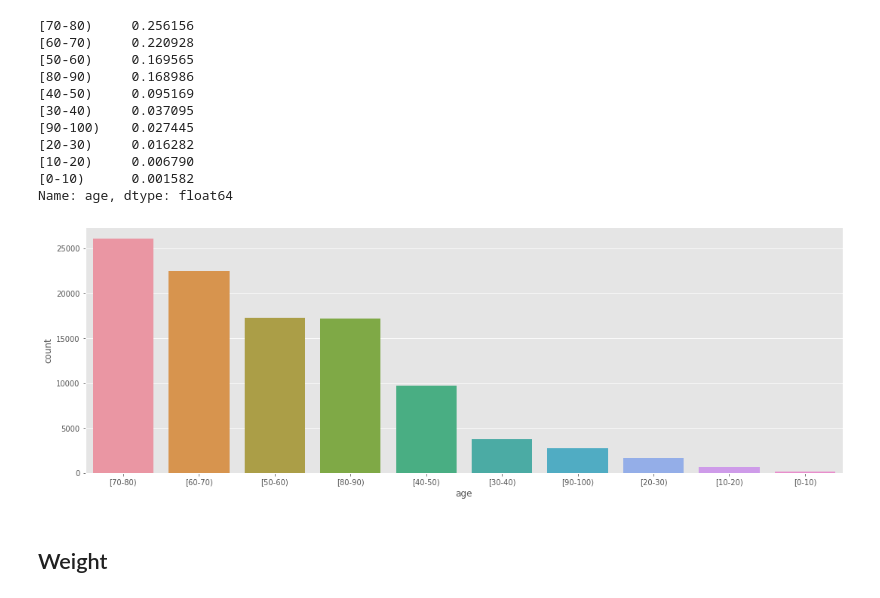
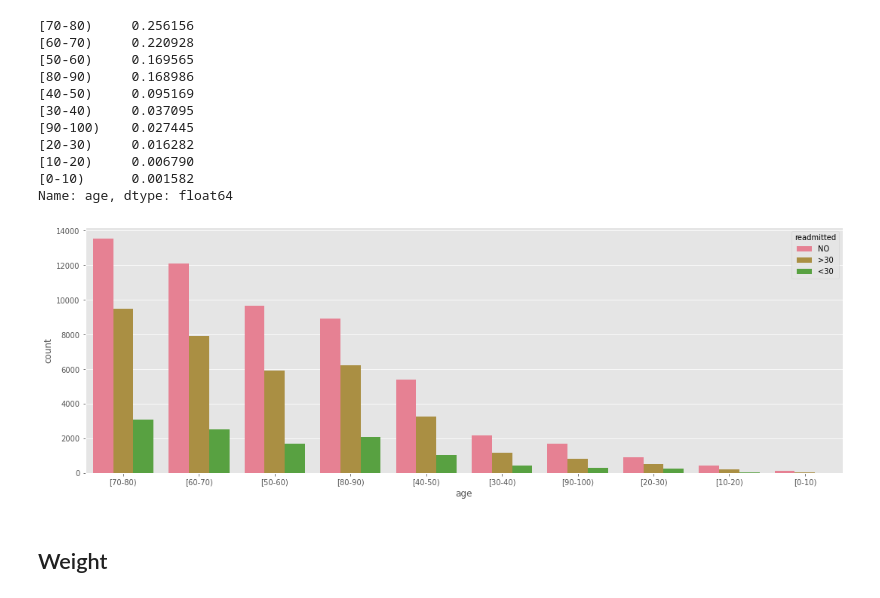
Before and after one commit to IgnacioNicolasAlvarez/Proyecto-Final-Rolling-Code-DS-2020, a Jupyter notebook: notebook.ipynb, the cells around one changed output. Saved outputs shown, nothing was run; the diff lists cells and outputs as text; code cells hidden in the pictures.

```diff
--- a/notebook.ipynb
+++ b/notebook.ipynb
@@ -160,5 +161,6 @@ sns.countplot(x=df_raw['race'],
 # %%
 columnas_cat.append('race')
+df_raw['race']=df_raw['race'].fillna('UNK')
 # %% [markdown]
 ## Gender
 # %%
@@ -188,9 +190,10 @@ display(df_raw['age'].value_counts(normalize=True))
 Name: age, dtype: float64
 # %%
 sns.countplot(x=df_raw['age'],
-              order = df_raw['age'].value_counts().index);
+              order = df_raw['age'].value_counts().index,
+              hue=df_raw['readmitted']);
 # %% [output]
-[figure, old version]
+[figure, new version]
 # %%
 columnas_cat.append('age')
 # %% [markdown]
```
Also changed, not shown: parts of 100 cells of this notebook.
